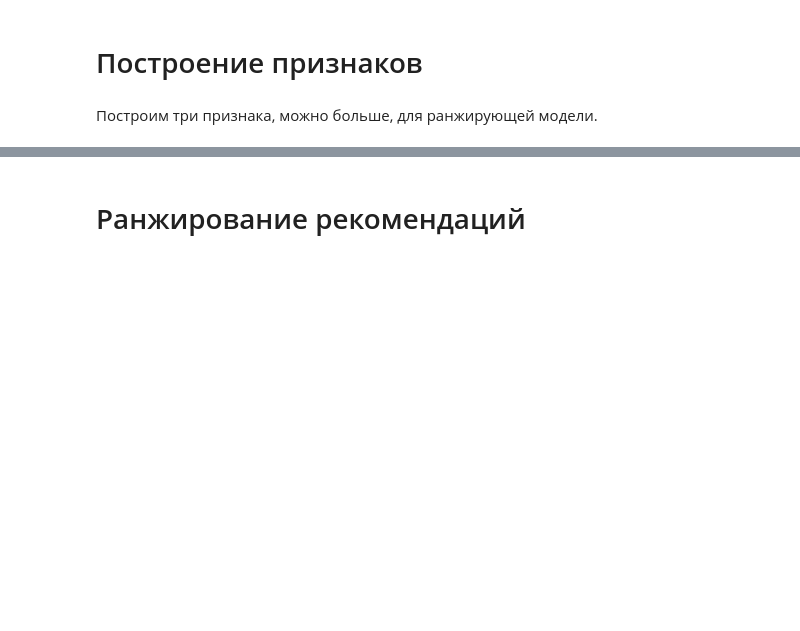
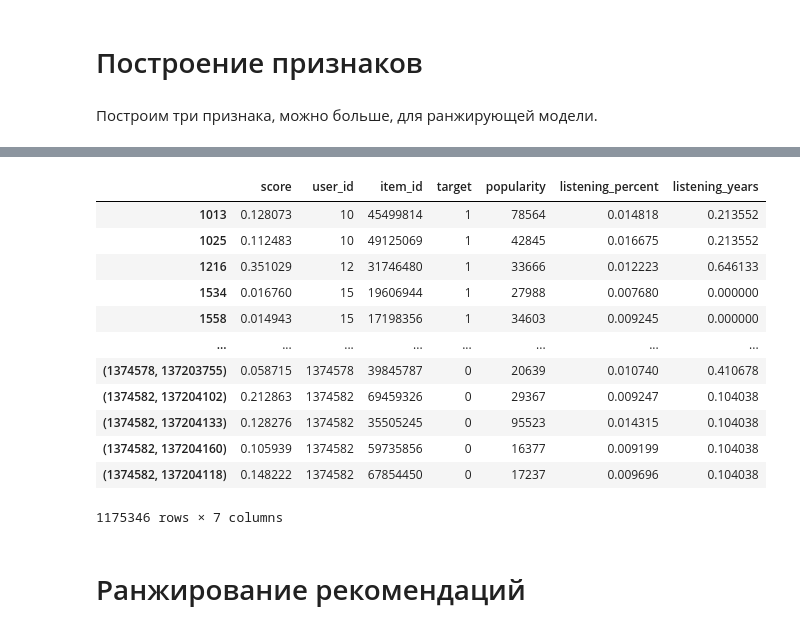
Before and after one commit to koranevskiy/mle-project-sprint-4-v001, a Jupyter notebook: recommendations.ipynb, the cells around one changed output, grey strips where cells are left out. Saved outputs shown, nothing was run; the diff lists cells and outputs as text; code cells hidden in the pictures; blank space fills up the shorter version.

```diff
--- a/recommendations.ipynb
+++ b/recommendations.ipynb
@@ -668,3 +807,61 @@ Error:
+# %%
+# Признак по треку - популярность, считаем как кол-во прослушиваний
+def get_tracks_popularity(df: pd.DataFrame) -> pd.DataFrame:
+    return df.groupby('track_id', as_index=False).agg(popularity=('track_id', 'count')).rename(columns={'track_id': 'item_id'})
+
+# средняя доля прослушивания трека, среди доли прослушиваний трека пользователями
+def get_user_track_listening_stats(df: pd.DataFrame) -> pd.DataFrame:
+    user_all_listening = df.groupby(by='user_id', as_index=False).agg(all_listening_count=('user_id', 'count'))
+    user_track_listening = df.groupby(by=['user_id', 'track_id'], as_index=False).agg(listening=('track_id', 'count'))
+    user_track_stats = pd.merge(user_track_listening, user_all_listening, how='inner')
+    user_track_stats['listening_percent'] = user_track_stats['listening'] / user_track_stats['all_listening_count']
+    return user_track_stats.rename(columns={'track_id': 'item_id'}).groupby('item_id', as_index=False).agg(listening_percent=('listening_percent', 'mean'))
+
+# Длительность истории пользователя
+def get_user_history_len(df: pd.DataFrame) -> pd.DataFrame:
+    return df.groupby(by='user_id', as_index=False).agg(listening_years=("started_at", lambda x: (x.max()-x.min()).days/365.25))
+# %%
+events_labels['target'] = 1
+
+track_popularity = get_tracks_popularity(events_train)[['item_id', 'popularity']]
+user_track_listening_stats = get_user_track_listening_stats(events_train)[['item_id', 'listening_percent']]
+user_history_len = get_user_history_len(events_train)[['user_id', 'listening_years']]
+
+als_recommendations = pd.read_parquet('./recsys/recommendations/personal_als.parquet')
+
+candidates = als_recommendations.merge((events_labels[['user_id', 'track_id', 'target']]).rename(columns={'track_id': 'item_id'}), how='left', on=['user_id', 'item_id'])
+candidates['target'] = candidates['target'].fillna(0).astype('int')
+
+candidates = candidates.merge(track_popularity, how='left', on=['item_id'])
+candidates = candidates.merge(user_track_listening_stats, how='left', on=['item_id'])
+candidates = candidates.merge(user_history_len, how='left', on=['user_id'])
+
+del track_popularity, user_track_listening_stats, user_history_len
+# %%
+candidates_to_sample = candidates.groupby("user_id").filter(lambda x: x["target"].sum() > 0)
+negatives_per_user = 4
+candidates_for_train = pd.concat([
+    candidates_to_sample.query("target == 1"),
+    candidates_to_sample.query("target == 0") \
+        .groupby("user_id") \
+        .apply(lambda x: x.sample(negatives_per_user, random_state=0))
+    ])
+# %%
+candidates_for_train
+# %% [output]
+|  | score | user_id | item_id | target | popularity | listening_percent | listening_years |
+| 1013 | 0.128073 | 10 | 45499814 | 1 | 78564 | 0.014818 | 0.213552 |
+| 1025 | 0.112483 | 10 | 49125069 | 1 | 42845 | 0.016675 | 0.213552 |
+| 1216 | 0.351029 | 12 | 31746480 | 1 | 33666 | 0.012223 | 0.646133 |
+| 1534 | 0.016760 | 15 | 19606944 | 1 | 27988 | 0.007680 | 0.000000 |
+| 1558 | 0.014943 | 15 | 17198356 | 1 | 34603 | 0.009245 | 0.000000 |
+| ... | ... | ... | ... | ... | ... | ... | ... |
+| (1374578, 137203755) | 0.058715 | 1374578 | 39845787 | 0 | 20639 | 0.010740 | 0.410678 |
+| (1374582, 137204102) | 0.212863 | 1374582 | 69459326 | 0 | 29367 | 0.009247 | 0.104038 |
+| (1374582, 137204133) | 0.128276 | 1374582 | 35505245 | 0 | 95523 | 0.014315 | 0.104038 |
+| (1374582, 137204160) | 0.105939 | 1374582 | 59735856 | 0 | 16377 | 0.009199 | 0.104038 |
+| (1374582, 137204118) | 0.148222 | 1374582 | 67854450 | 0 | 17237 | 0.009696 | 0.104038 |
+1175346 rows × 7 columns
 # %% [markdown]
 # Ранжирование рекомендаций
 # %% [markdown]
```
Also changed, not shown: parts of 39 cells of this notebook, 5 other files.
